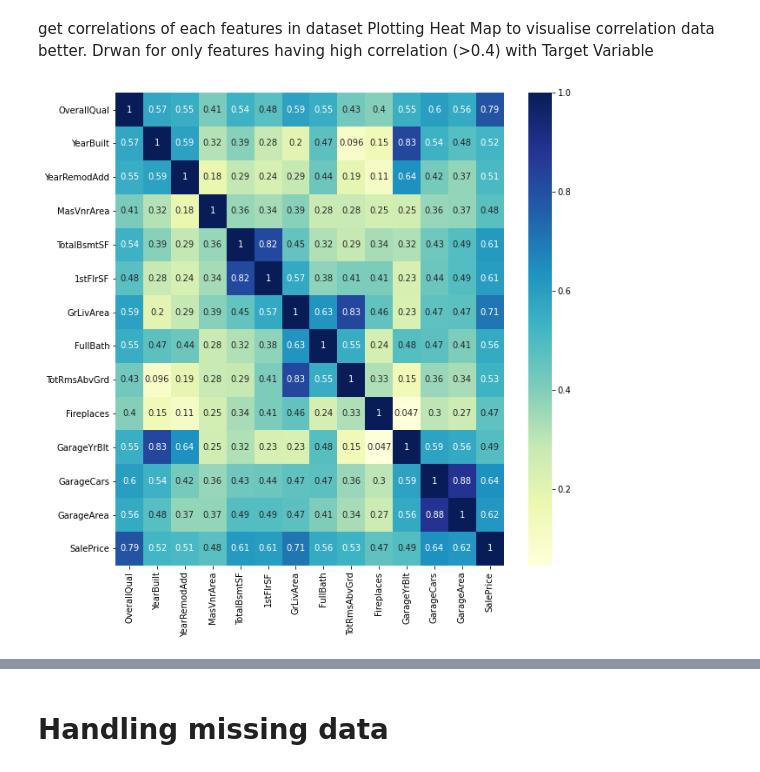
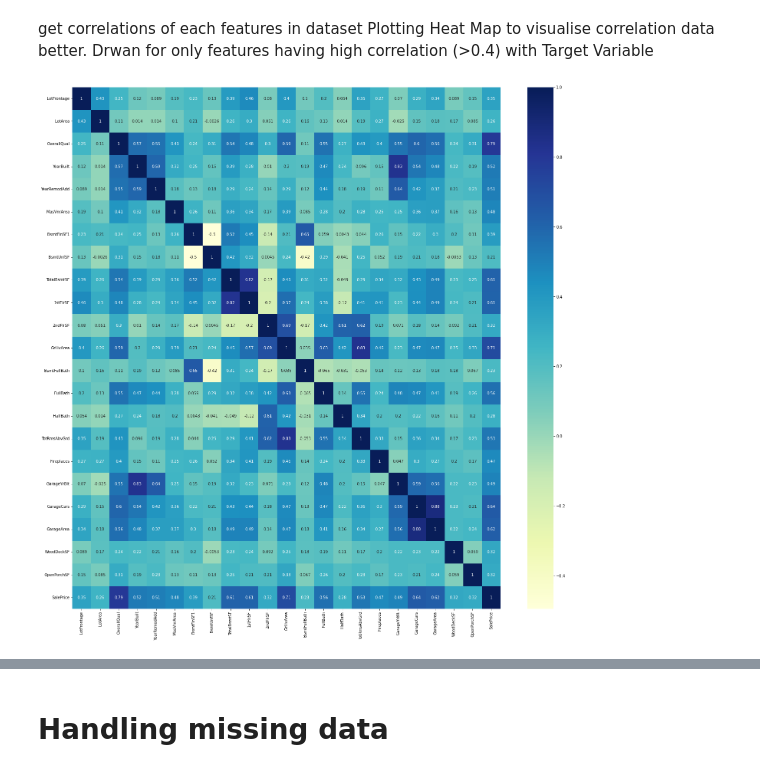
Before and after one commit to sanjaylalwani/HousePredictionKaggle, a Jupyter notebook: houseprediction.ipynb, the cells around one changed output, grey strips where cells are left out. Cells and saved outputs as stored; diff of their text form; code cells hidden in the pictures.

```diff
--- a/houseprediction.ipynb
+++ b/houseprediction.ipynb
@@ -16,5 +31,6 @@ from matplotlib.pyplot import figure
 # %%
-train_df = pd.read_csv('../input/house-prices-advanced-regression-techniques/train.csv')
+train_df = pd.read_csv('train.csv')
+test_df = pd.read_csv('test.csv')
 # %%
 train_df.head(5)
 # %% [output]
@@ -69,9 +87,9 @@ get correlations of each features in dataset Plotting Heat Map to visualise corr
 (>0.4) with Target Variable
 # %%
 corr = train_df.corr()
-top_corr_features = corr.index[abs(corr["SalePrice"])>0.4]
+top_corr_features = corr.index[abs(corr["SalePrice"])>0.2]
 
-plt.figure(figsize=(10,10))
+plt.figure(figsize=(25,25))
 g=sns.heatmap(train_df[top_corr_features].corr(),annot=True,cmap="YlGnBu")
 # %% [output]
-[figure, old version]
+[figure, new version]
```
Also changed, not shown: parts of 98 cells of this notebook, 2 other files.
